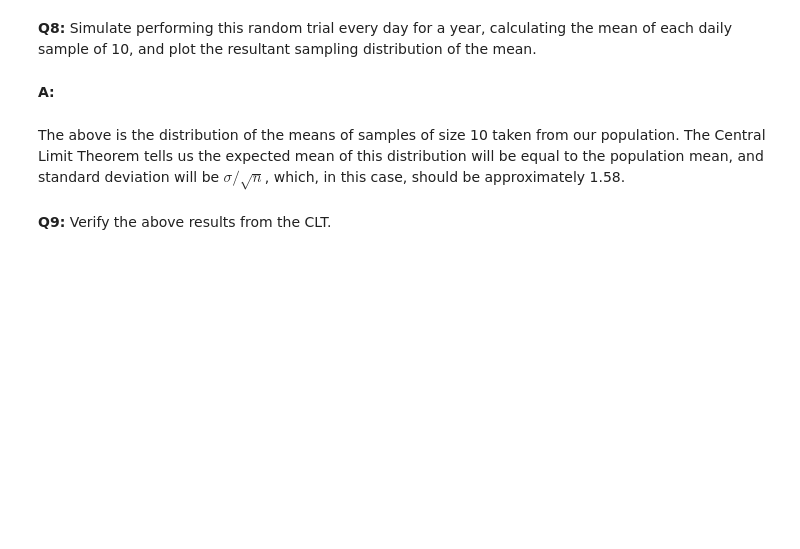
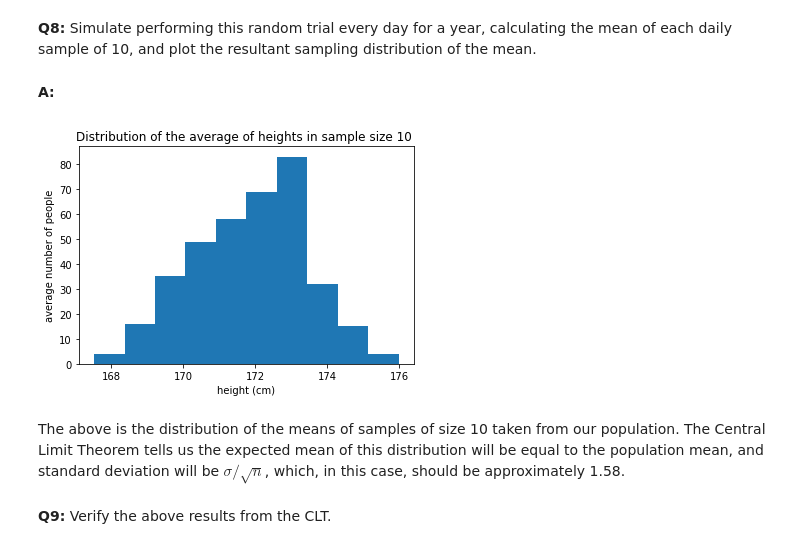
Before and after one commit to yepterence/Frequentist-Inference-Case-Study, a Jupyter notebook: Frequentist Inference Case Study - Part A (3).ipynb, the cells around one changed output. Cells and saved outputs as stored; diff of their text form; code cells hidden in the pictures; blank space fills up the shorter version.

```diff
--- a/Frequentist Inference Case Study - Part A (3).ipynb
+++ b/Frequentist Inference Case Study - Part A (3).ipynb
@@ -217,6 +218,18 @@ __A:__
 # %%
 seed(47)
 # take your samples here
+avg_daily_samp = []
+for i in range(365):
+    samp_ = townsfolk_sampler(10)
+    avg_daily_samp.append(np.mean(samp_))
+# %%
+_ = plt.hist(avg_daily_samp)
+_ = plt.xlabel('height (cm)')
+_ = plt.ylabel('average number of people')
+_ = plt.title('Distribution of the average of heights in sample size 10 ')
+plt.show()
+# %% [output]
+[figure, added]
 # %% [markdown]
 The above is the distribution of the means of samples of size 10 taken from our population. The Central Limit Theorem tells us the expected mean of this distribution will be equal to the population mean, and standard deviation will be $\sigma / \sqrt n$, which, in this case, should be approximately 1.58.
 # %% [markdown]
```
Also changed, not shown: parts of 8 cells of this notebook.
